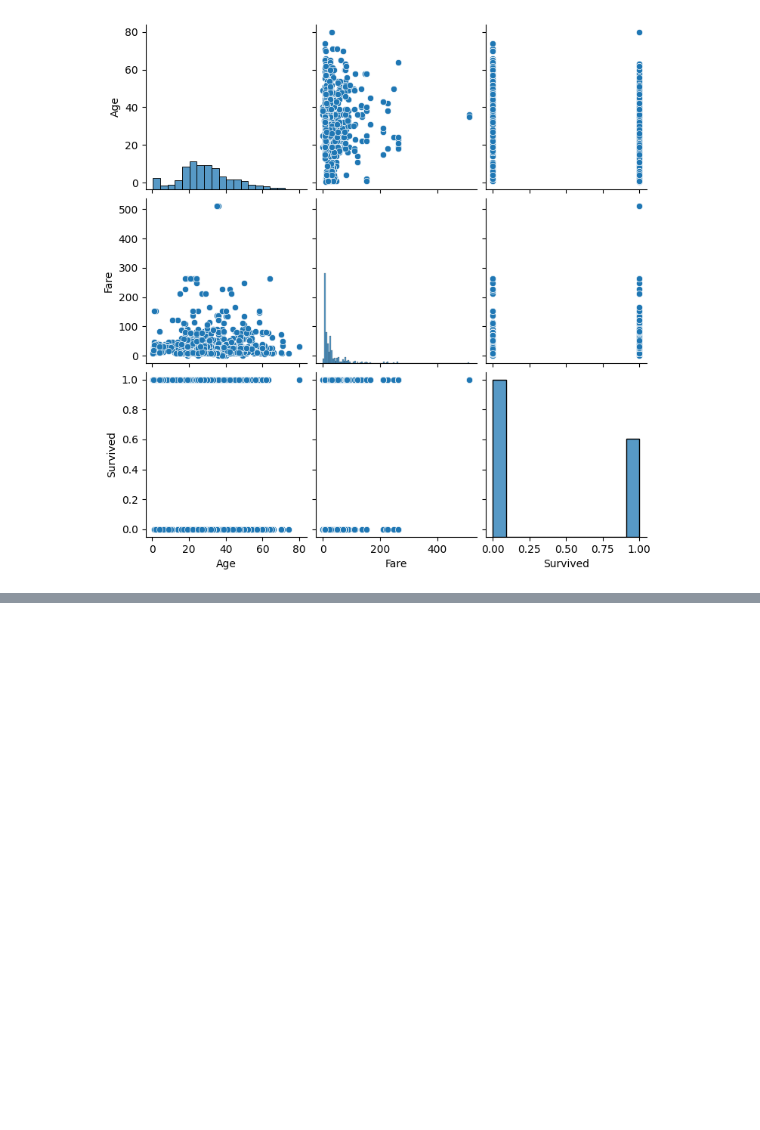
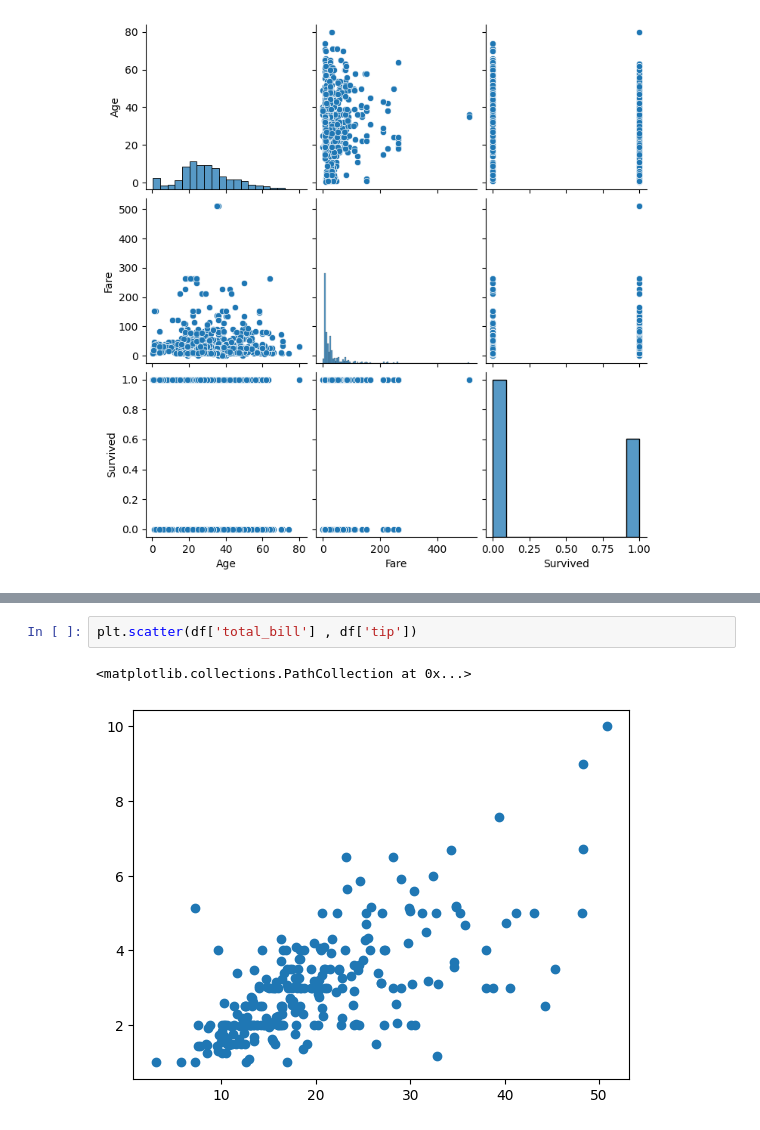
Before and after one commit to kalki81000/python, a Jupyter notebook: Untitled45.ipynb, the cells around one changed output, grey strips where cells are left out. Saved outputs shown, nothing was run; the diff lists cells and outputs as text; blank space fills up the shorter version.

```diff
--- a/Untitled45.ipynb
+++ b/Untitled45.ipynb
@@ -177,0 +222,5 @@ sns.pairplot(df[['Sex','Age','Fare','Survived']])
+# %%
+plt.scatter(df['total_bill'] , df['tip'])
+# %% [output]
+<matplotlib.collections.PathCollection at 0x...>
+[figure, added]
```
Also changed, not shown: parts of 7 cells of this notebook.
